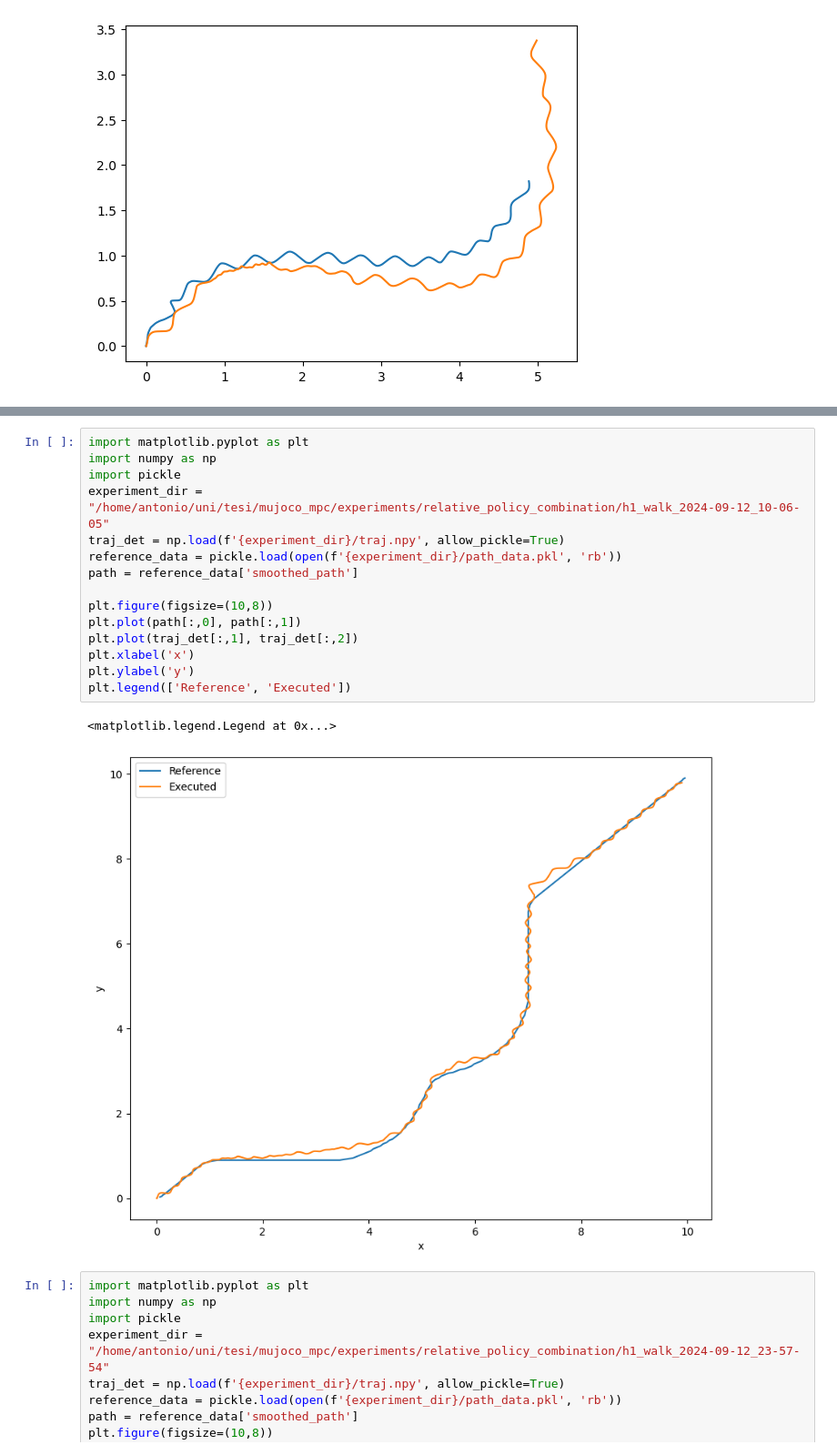
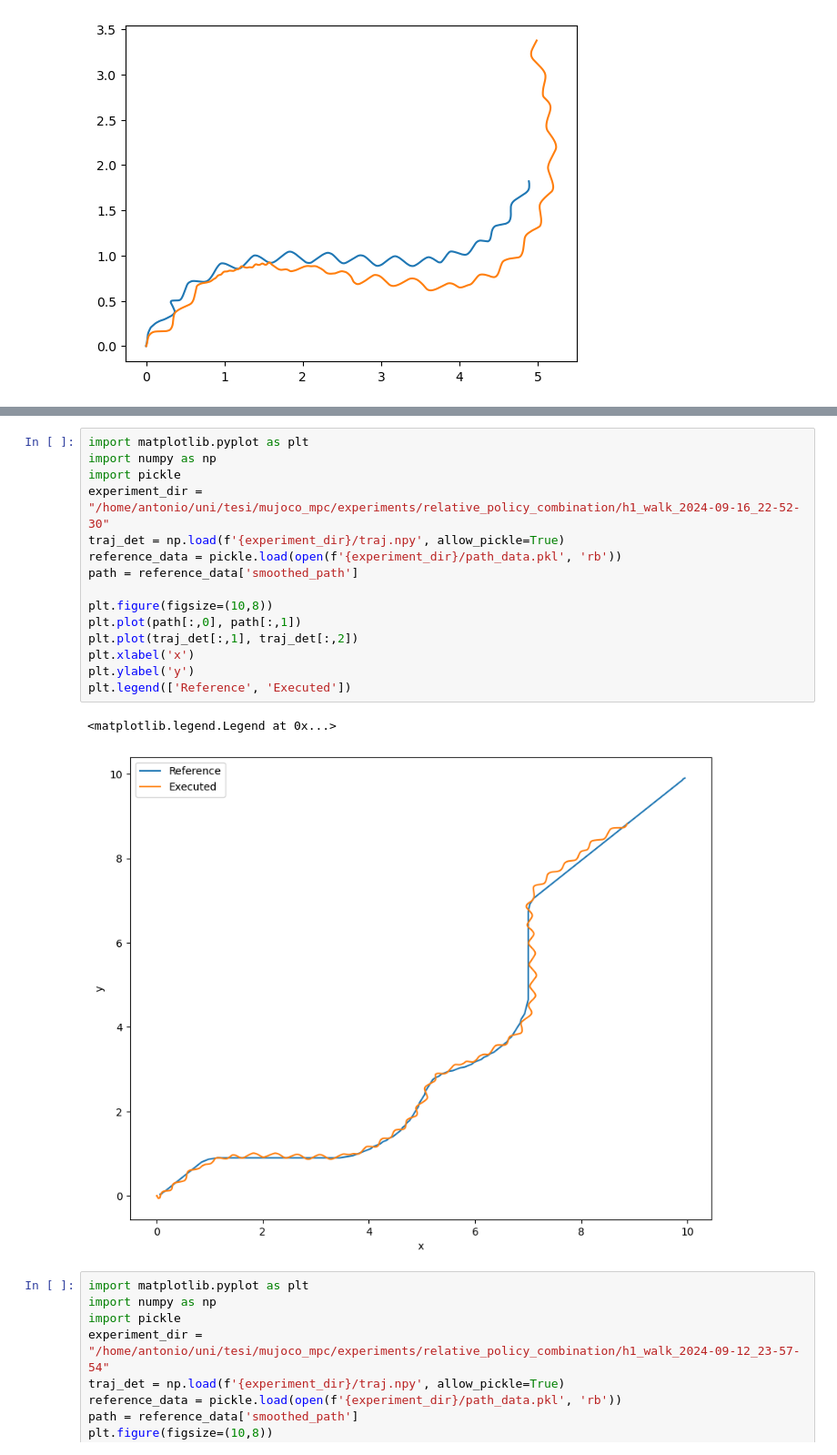
Before and after one commit to AntoSave/mujoco_mpc, a Jupyter notebook: tuning/test.ipynb, the cells around one changed output, grey strips where cells are left out. Shown: that part at 91% size. Cells and saved outputs as stored; diff of their text form.

```diff
--- a/tuning/test.ipynb
+++ b/tuning/test.ipynb
@@ -238,21 +250,21 @@ plt.plot(traj_det[:,1], traj_det[:,2])
 # %%
 import matplotlib.pyplot as plt
 import numpy as np
 import pickle
-experiment_dir = "/home/antonio/uni/tesi/mujoco_mpc/experiments/relative_policy_combination/h1_walk_2024-09-12_10-06-05"
+experiment_dir = "/home/antonio/uni/tesi/mujoco_mpc/experiments/relative_policy_combination/h1_walk_2024-09-16_22-52-30"
 traj_det = np.load(f'{experiment_dir}/traj.npy', allow_pickle=True)
 reference_data = pickle.load(open(f'{experiment_dir}/path_data.pkl', 'rb'))
 path = reference_data['smoothed_path']
 
 plt.figure(figsize=(10,8))
 plt.plot(path[:,0], path[:,1])
 plt.plot(traj_det[:,1], traj_det[:,2])
 plt.xlabel('x')
 plt.ylabel('y')
 plt.legend(['Reference', 'Executed'])
 # %% [output]
 <matplotlib.legend.Legend at 0x...>
-[figure, old version]
+[figure, new version]
 # %%
 import matplotlib.pyplot as plt
 import numpy as np
```
Also changed, not shown: parts of 10 cells of this notebook.
